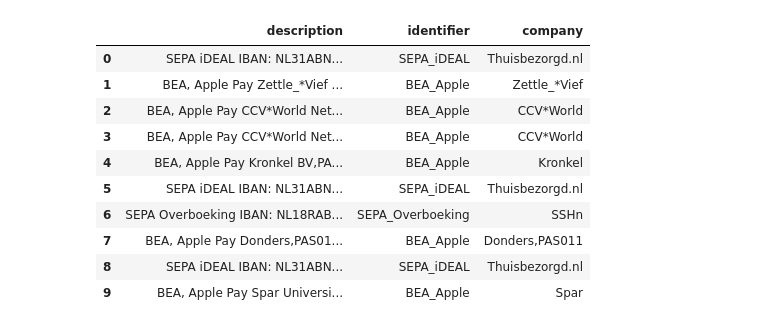
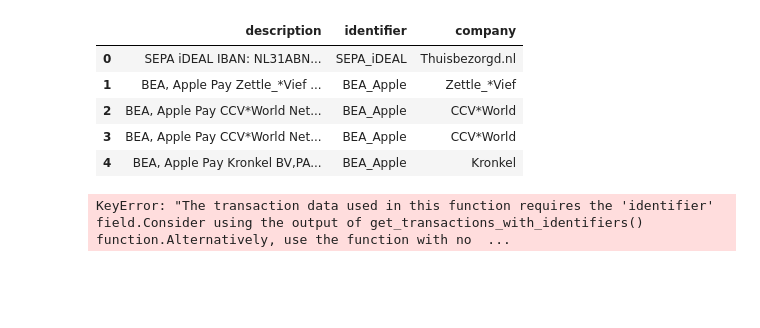
Before and after one commit to ShekharNarayanan/finance_viz, a Jupyter notebook: tutorial_notebooks/process_descriptions.ipynb, the cells around one changed output. Drawn from its saved outputs; the diff is of its cells as text; code cells hidden in the pictures; blank space fills up the shorter version.

```diff
--- a/tutorial_notebooks/process_descriptions.ipynb
+++ b/tutorial_notebooks/process_descriptions.ipynb
@@ -67,46 +34,29 @@ most_freq_transaction_types = get_most_freq_transaction_types(transaction_data=t
-# %%
-def get_company_labels(transaction_data:pd.DataFrame,most_frequent_tr_type:list):
-    """_summary_
-
-    Args:
-        transaction_data (pd.DataFrame): _description_
-        most_frequent_tr_type (list): _description_
-
-    Returns:
-        _type_: _description_
-    """
-    identifiers = transaction_data['identifier']
-    descriptions = transaction_data['description']
-    companies = []
-
-    for identifier, description in zip(identifiers,descriptions):
-        if identifier in most_frequent_tr_type:
-            description_split = description.split()
-            if 'SEPA' in description_split[0]:
-                for i_str, str in enumerate(description_split):
-                        if str == 'Naam:' :
-                            companies.append(description_split[i_str + 1])
-            elif 'BEA' in description_split[0]:
-                for i_str, str in enumerate(description_split):
-                    if str == 'Pay':
-                        companies.append(description_split[i_str + 1])
-        else:
-            companies.append('misc.')
-
-    return companies
-
-companies = get_company_labels(transaction_data=transactions,most_frequent_tr_type=most_freq_transaction_types)
-transactions['company'] = companies
-transactions.head(10)
-# %% [output]
-|  | description | identifier | company |
-| 0 | SEPA iDEAL IBAN: NL31ABN... | SEPA_iDEAL | Thuisbezorgd.nl |
-| 1 | BEA, Apple Pay Zettle_*Vief ... | BEA_Apple | Zettle_*Vief |
-| 2 | BEA, Apple Pay CCV*World Net... | BEA_Apple | CCV*World |
-| 3 | BEA, Apple Pay CCV*World Net... | BEA_Apple | CCV*World |
-| 4 | BEA, Apple Pay Kronkel BV,PA... | BEA_Apple | Kronkel |
-| 5 | SEPA iDEAL IBAN: NL31ABN... | SEPA_iDEAL | Thuisbezorgd.nl |
-| 6 | SEPA Overboeking IBAN: NL18RAB... | SEPA_Overboeking | SSHn |
-| 7 | BEA, Apple Pay Donders,PAS01... | BEA_Apple | Donders,PAS011 |
-| 8 | SEPA iDEAL IBAN: NL31ABN... | SEPA_iDEAL | Thuisbezorgd.nl |
-| 9 | BEA, Apple Pay Spar Universi... | BEA_Apple | Spar |
+# %%
+#  find most frequent transaction types
+most_freq_transaction_types = atd.get_most_freq_transaction_types()
+
+# get dataset with company labels
+tr_data_with_companies = atd.get_transactions_with_company_labels(transactions)
+
+# show results
+tr_data_with_companies.head()
+# %% [output]
+|  | description | identifier | company |
+| 0 | SEPA iDEAL IBAN: NL31ABN... | SEPA_iDEAL | Thuisbezorgd.nl |
+| 1 | BEA, Apple Pay Zettle_*Vief ... | BEA_Apple | Zettle_*Vief |
+| 2 | BEA, Apple Pay CCV*World Net... | BEA_Apple | CCV*World |
+| 3 | BEA, Apple Pay CCV*World Net... | BEA_Apple | CCV*World |
+| 4 | BEA, Apple Pay Kronkel BV,PA... | BEA_Apple | Kronkel |
+# %%
+# example to show what would happen if wrong data types were used for functions (check the key error)
+
+# lets try using data without identifiers to get companies!
+transactions = atd.get_transaction_data()
+
+# remove sensitive info
+transactions= atd.remove_sensitive_data(transactions)
+
+# try getting companies
+tr_data_with_companies = atd.get_transactions_with_company_labels(transactions)
+# %% [output]
+KeyError: "The transaction data used in this function requires the 'identifier' field.Consider using the output of get_transactions_with_identifiers() function.Alternatively, use the function with no  ...
```
Also changed, not shown: parts of 3 cells of this notebook, 2 other files.
